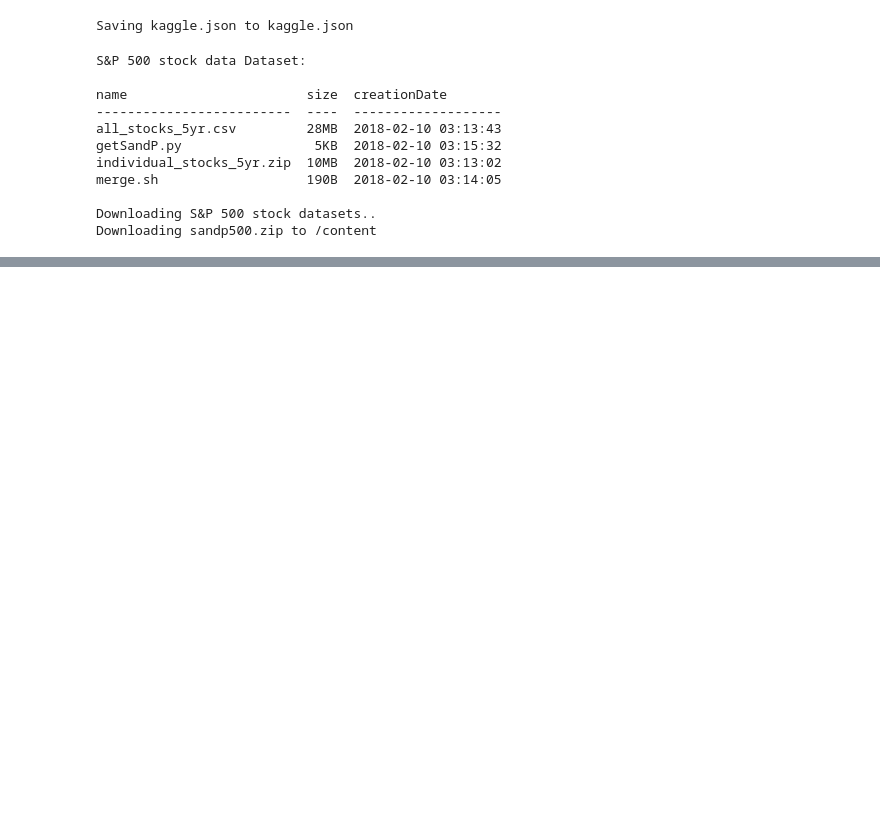
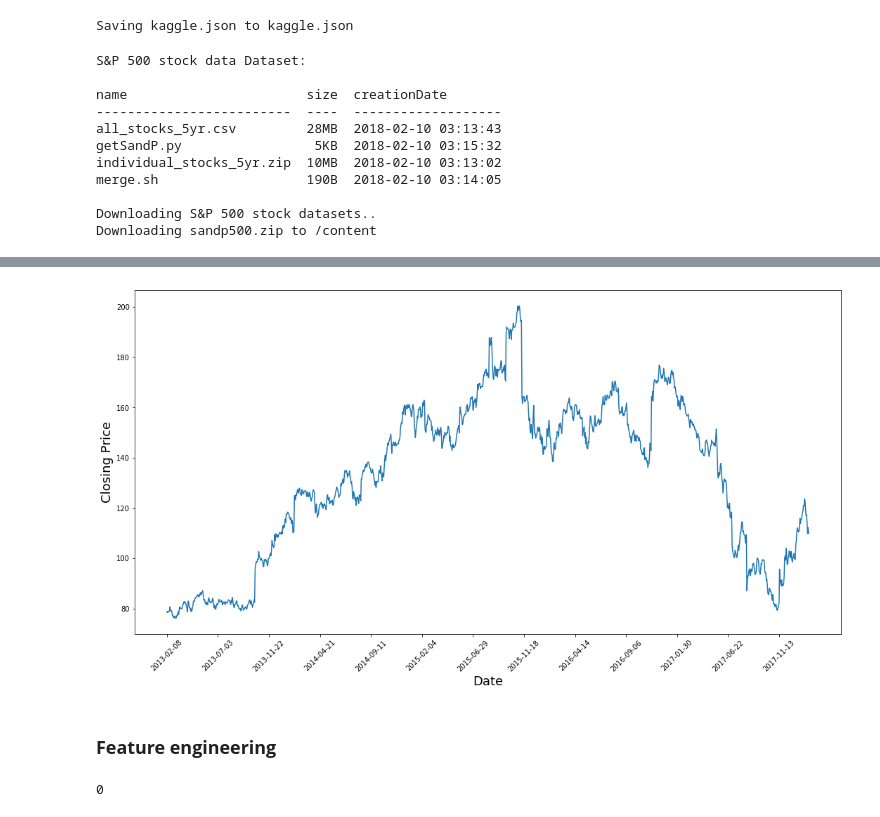
Before and after one commit to javablack95/Machine-learning-for-finance, a Jupyter notebook: Python_for_finance.ipynb, the cells around one changed output, grey strips where cells are left out. Drawn from its saved outputs; the diff is of its cells as text; code cells hidden in the pictures; blank space fills up the shorter version.

```diff
--- a/Python_for_finance.ipynb
+++ b/Python_for_finance.ipynb
@@ -50,0 +105,4 @@ Downloading sandp500.zip to /content
+# %%
+#Ingest company's stock data
+import pandas as pd
+df = pd.read_csv('AAP_data.csv')
@@ -50,0 +156,12 @@ Downloading sandp500.zip to /content
+# %%
+# plot the data
+plt.figure(figsize = (18,9))
+plt.plot(range(df.shape[0]), df.close)
+plt.xticks(range(0,df.shape[0], 100), df.date.loc[::100],rotation=45)
+plt.xlabel('Date',fontsize=18)
+plt.ylabel('Closing Price',fontsize=18)
+plt.show()
+# %% [output]
+[figure, added]
+# %% [markdown]
+### **Feature** **engineering**
@@ -50,0 +178,4 @@ Downloading sandp500.zip to /content
+# %%
+df.isnull().any().sum()
+# %% [output]
+0
```
Also changed, not shown: parts of 28 cells of this notebook.
